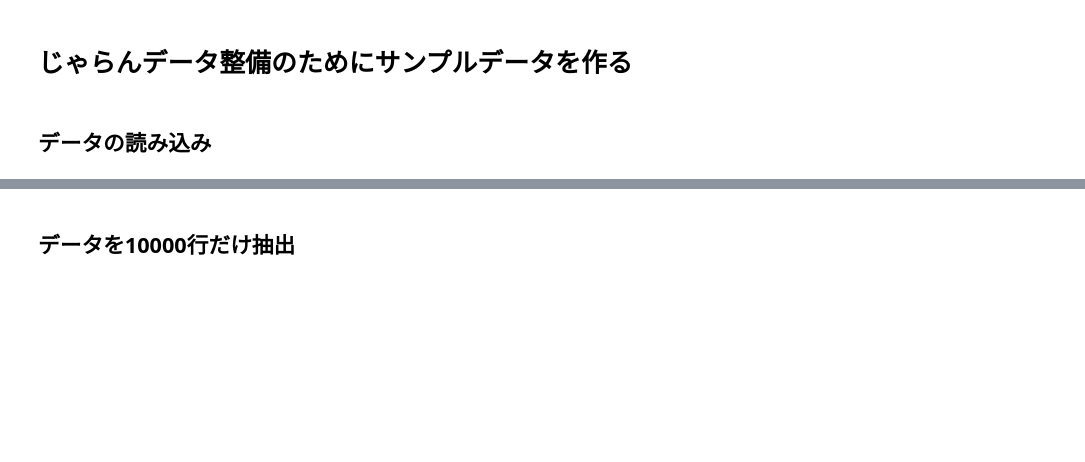
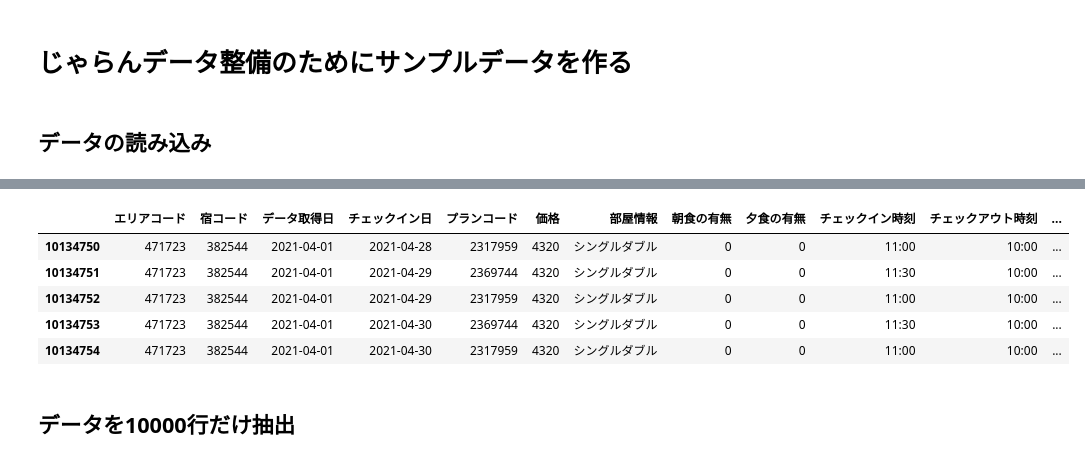
Before and after one commit to horiken0618/sample_gen, a Jupyter notebook: sample_gen.ipynb, the cells around one changed output, grey strips where cells are left out. Drawn from its saved outputs; the diff is of its cells as text; code cells hidden in the pictures; blank space fills up the shorter version.

Commit message:
[add] データのした方を引っ張り出す、df.tail()を追加する。

```diff
--- a/sample_gen.ipynb
+++ b/sample_gen.ipynb
@@ -25,6 +25,15 @@ df.head()
 | 2 | 10202 | 300206 | 2021-04-01 | 2021-04-01 | 630738 | 4100 | 禁煙ツインルーム 2020年客室リニューアル完了（18平米） | 0 | 0 | 15:00 | 11:00 | ... |
 | 3 | 10202 | 302905 | 2021-04-01 | 2021-04-01 | 3102459 | 8000 | リニューアルフロア・ツイン/アーバン＜２３平米＞ | 0 | 0 | 15:00 | 11:00 | ... |
 | 4 | 10202 | 302905 | 2021-04-01 | 2021-04-01 | 3102459 | 8000 | スタンダードフロア・ツイン＜アーバンルーム＞２３平米 | 0 | 0 | 15:00 | 11:00 | ... |
+# %%
+df.tail()
+# %% [output]
+|  | エリアコード | 宿コード | データ取得日 | チェックイン日 | プランコード | 価格 | 部屋情報 | 朝食の有無 | 夕食の有無 | チェックイン時刻 | チェックアウト時刻 | ... |
+| 10134750 | 471723 | 382544 | 2021-04-01 | 2021-04-28 | 2317959 | 4320 | シングルダブル | 0 | 0 | 11:00 | 10:00 | ... |
+| 10134751 | 471723 | 382544 | 2021-04-01 | 2021-04-29 | 2369744 | 4320 | シングルダブル | 0 | 0 | 11:30 | 10:00 | ... |
+| 10134752 | 471723 | 382544 | 2021-04-01 | 2021-04-29 | 2317959 | 4320 | シングルダブル | 0 | 0 | 11:00 | 10:00 | ... |
+| 10134753 | 471723 | 382544 | 2021-04-01 | 2021-04-30 | 2369744 | 4320 | シングルダブル | 0 | 0 | 11:30 | 10:00 | ... |
+| 10134754 | 471723 | 382544 | 2021-04-01 | 2021-04-30 | 2317959 | 4320 | シングルダブル | 0 | 0 | 11:00 | 10:00 | ... |
 # %% [markdown]
 ## データを10000行だけ抽出
 # %%
```
Also changed, not shown: parts of 7 cells of this notebook.
